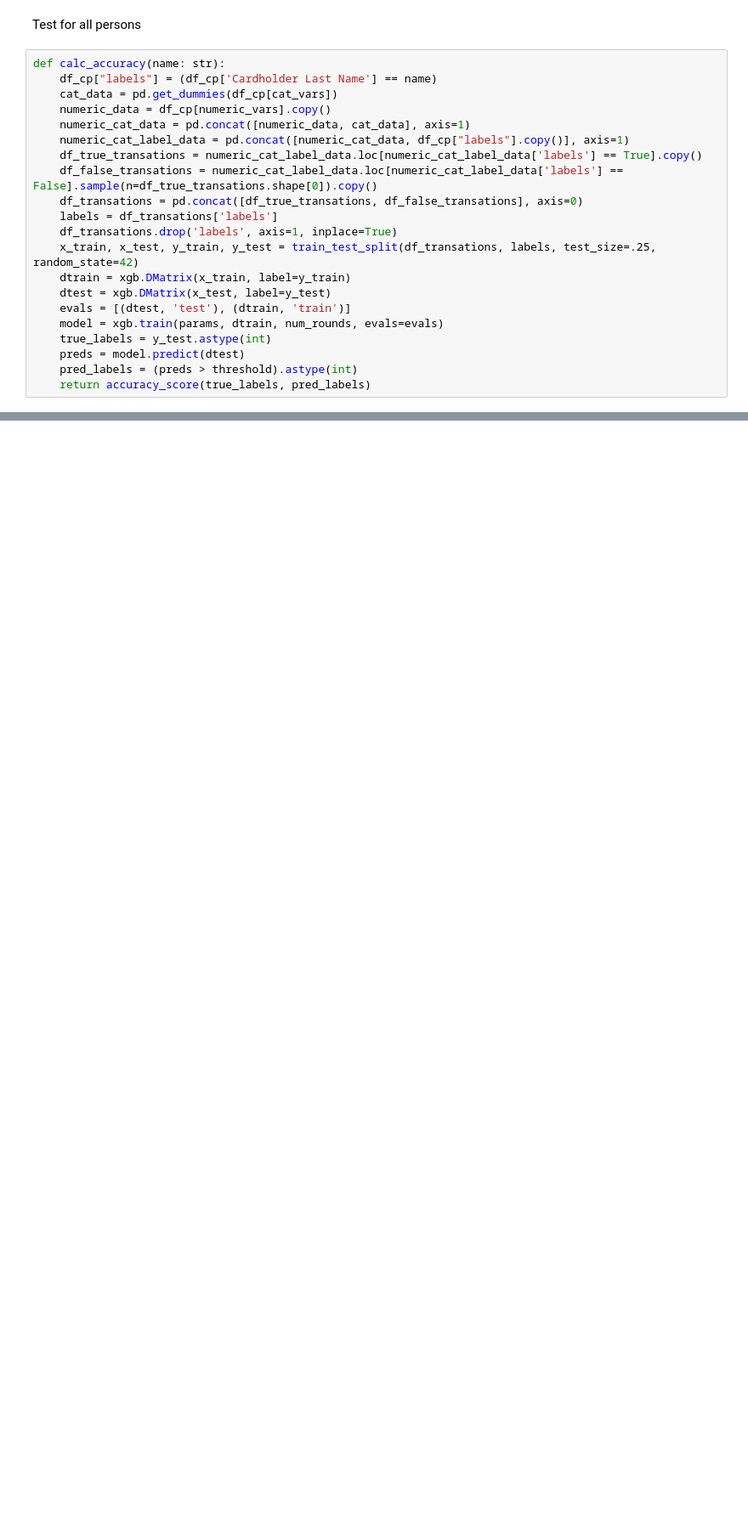
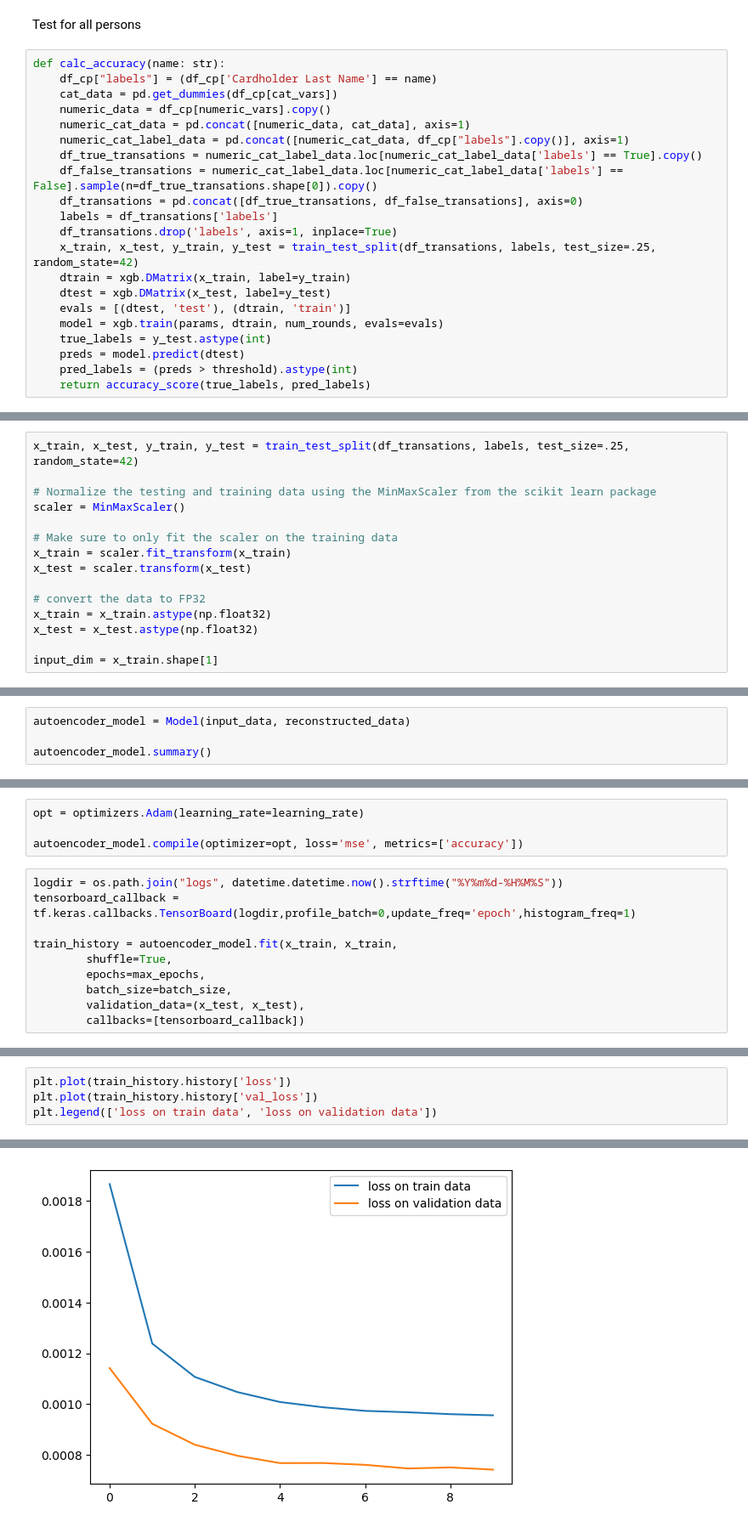
Before and after one commit to SteliosKarvanis/fraudulent-transactions_detection, a Jupyter notebook: main.ipynb, the cells around one changed output, grey strips where cells are left out. Shown at 85% size. Drawn from its saved outputs; the diff is of its cells as text; blank space fills up the shorter version.

Commit message:
begining autoencoders

```diff
--- a/main.ipynb
+++ b/main.ipynb
@@ -298,0 +313,15 @@ Text(0, 0.5, 'Accuracy')
+# %%
+x_train, x_test, y_train, y_test = train_test_split(df_transations, labels, test_size=.25, random_state=42)
+
+# Normalize the testing and training data using the MinMaxScaler from the scikit learn package
+scaler = MinMaxScaler()
+
+# Make sure to only fit the scaler on the training data
+x_train = scaler.fit_transform(x_train)
+x_test = scaler.transform(x_test)
+
+# convert the data to FP32
+x_train = x_train.astype(np.float32)
+x_test = x_test.astype(np.float32)
+
+input_dim = x_train.shape[1]
@@ -298,0 +352,4 @@ Text(0, 0.5, 'Accuracy')
+# %%
+autoencoder_model = Model(input_data, reconstructed_data)
+
+autoencoder_model.summary()
@@ -298,0 +374,14 @@ Text(0, 0.5, 'Accuracy')
+# %%
+opt = optimizers.Adam(learning_rate=learning_rate)
+
+autoencoder_model.compile(optimizer=opt, loss='mse', metrics=['accuracy'])
+# %%
+logdir = os.path.join("logs", datetime.datetime.now().strftime("%Y%m%d-%H%M%S"))
+tensorboard_callback = tf.keras.callbacks.TensorBoard(logdir,profile_batch=0,update_freq='epoch',histogram_freq=1)
+
+train_history = autoencoder_model.fit(x_train, x_train,
+        shuffle=True,
+        epochs=max_epochs,
+        batch_size=batch_size,
+        validation_data=(x_test, x_test),
+        callbacks=[tensorboard_callback])
@@ -298,0 +409,5 @@ Text(0, 0.5, 'Accuracy')
+# %%
+plt.plot(train_history.history['loss'])
+plt.plot(train_history.history['val_loss'])
+plt.legend(['loss on train data', 'loss on validation data'])
+# %% [output]
@@ -298,0 +415 @@ Text(0, 0.5, 'Accuracy')
+[figure, added]
```
Also changed, not shown: parts of 26 cells of this notebook, 1 other file.
